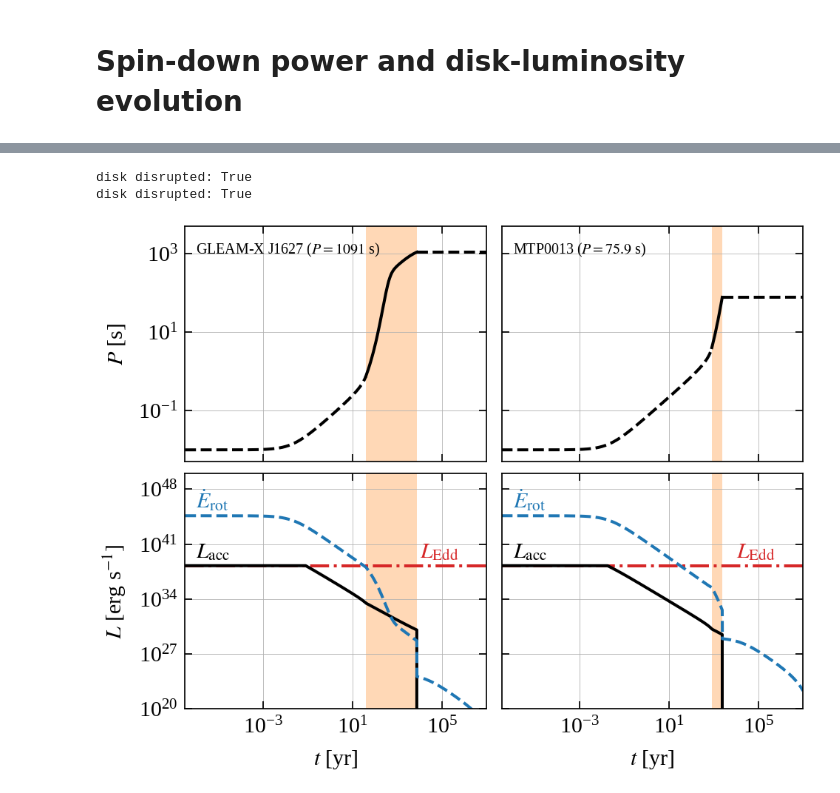
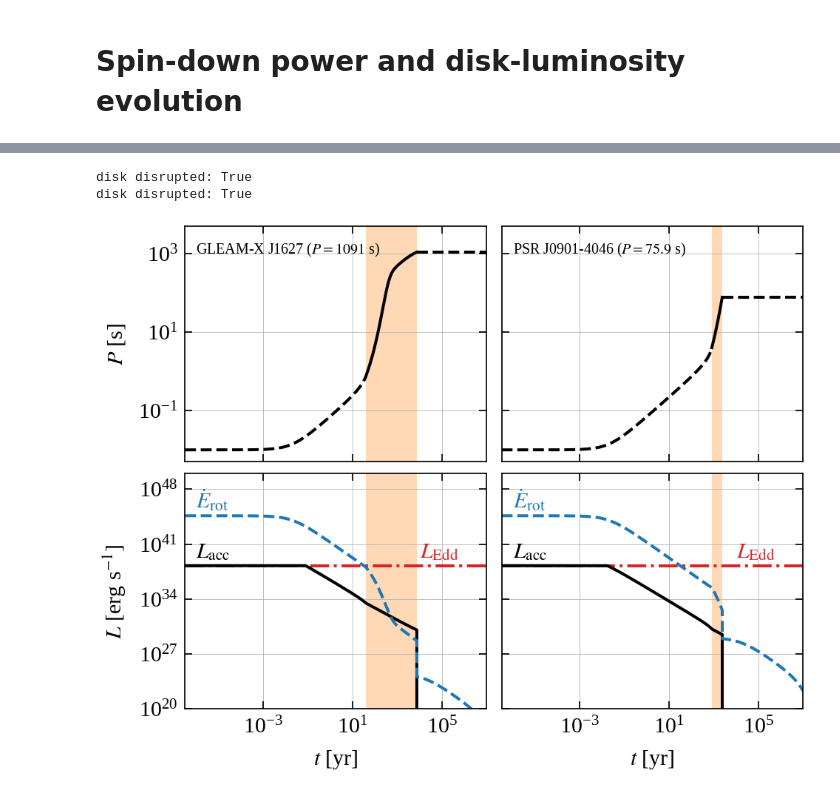
Before and after one commit to MicheleRonchi/pulsar_fallback, a Jupyter notebook: gleamx_mtp_evolution_example.ipynb, the cells around one changed output, grey strips where cells are left out. Cells and saved outputs as stored; diff of their text form; code cells hidden in the pictures.

```diff
--- a/gleamx_mtp_evolution_example.ipynb
+++ b/gleamx_mtp_evolution_example.ipynb
@@ -774,7 +774,7 @@ axs[0, 1].axvspan(
     xmin=t_prop_in, xmax=t_prop_end, facecolor="tab:orange", alpha=0.3, rasterized=True,
 )
 axs[0, 1].text(
-    1.0e-6, 1.0e3, r"MTP0013 ($P=75.9$ s)", fontsize=20, rotation=0, color="black"
+    1.0e-6, 1.0e3, r"PSR J0901-4046 ($P=75.9$ s)", fontsize=20, rotation=0, color="black"
 )
 
 axs[1, 1].set(xlabel=r"$t$ [yr]", ylabel=r"$L$ [erg s$^{-1}$]")
@@ -790,31 +790,31 @@ axs[1, 1].plot(
 )
 axs[1, 1].axvspan(
     xmin=t_prop_in, xmax=t_prop_end, facecolor="tab:orange", alpha=0.3, rasterized=True,
 )
 axs[1, 1].text(
     1.0e-6,
     Erot_dot[0] * 1.0e1,
     r"$\dot{E}_{\rm rot}$",
     fontsize=30,
     rotation=0,
     color="tab:blue",
 )
 axs[1, 1].text(
     1.0e-6, L_x[0] * 1.0e1, r"$L_{\rm acc}$", fontsize=30, rotation=0, color="black"
 )
 axs[1, 1].text(
     1.0e4, L_x[0] * 1.0e1, r"$L_{\rm Edd}$", fontsize=30, rotation=0, color="tab:red"
 )
 
 fig.set_tight_layout(False)
 fig.subplots_adjust(wspace=0.05, hspace=0.05, right=0.77)
 
 for ax in axs.flat:
     ax.label_outer()
 
 fig.savefig("GLEAM_MTP_luminosity_Bdecay.pdf", bbox_inches="tight")
 plt.show()
 # %% [output]
 disk disrupted: True
 disk disrupted: True
-[figure, old version]
+[figure, new version]
```
Also changed, not shown: parts of 2 cells of this notebook, 1 other file.
